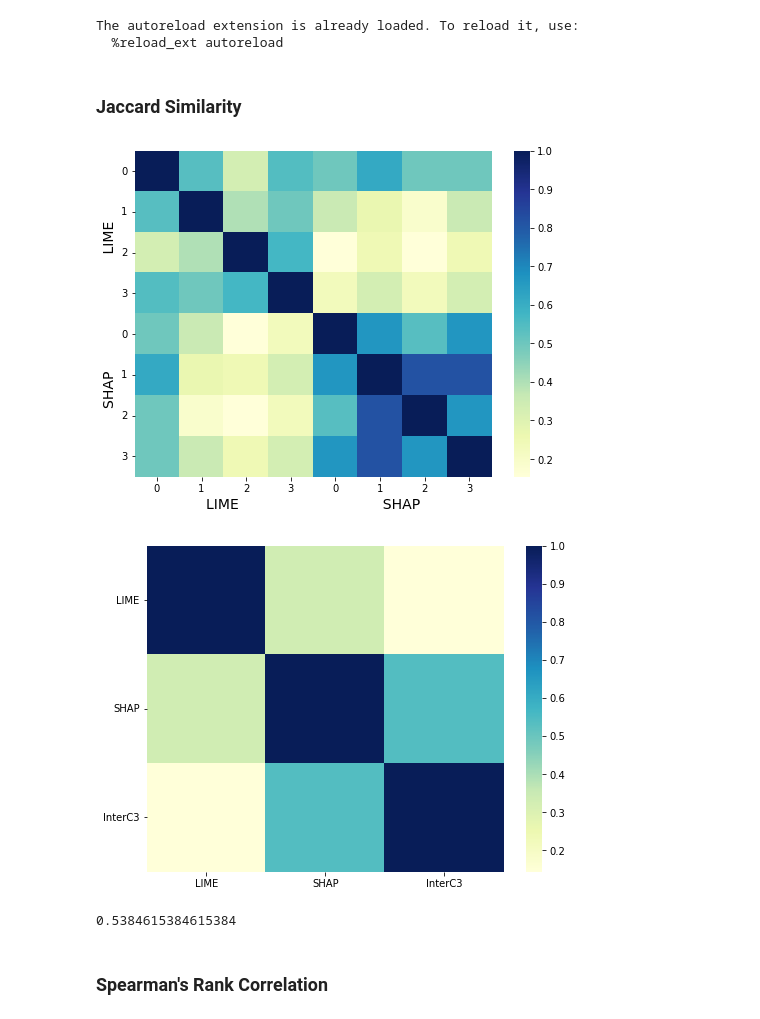
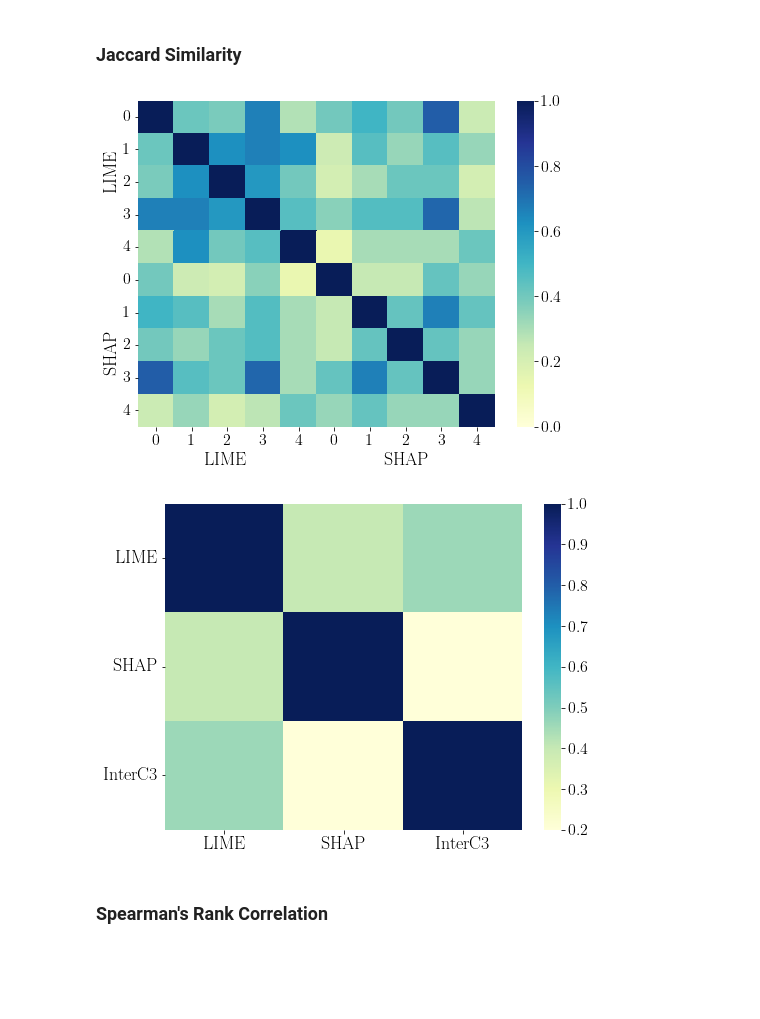
Before and after one commit to epfl-ml4ed/interpretable-clustering, a Jupyter notebook: notebooks/Visualizations.ipynb, the cells around one changed output. Drawn from its saved outputs; the diff is of its cells as text; code cells hidden in the pictures; blank space fills up the shorter version.

Commit message:
Lime and Shap final visualizations

```diff
--- a/notebooks/Visualizations.ipynb
+++ b/notebooks/Visualizations.ipynb
@@ -23,6 +23,11 @@ from itertools import islice
 from scipy import stats
 from sklearn.preprocessing import MinMaxScaler
 
+from matplotlib import rc
+rc('font', **{'family': 'serif', 'serif': ['Computer Modern']})
+rc('text', usetex=True)
+rc('text.latex', preamble=r'\usepackage{amsmath}\usepackage{amssymb}')
+
 from preprocessing import preprocess
 
 %load_ext autoreload
@@ -31,9 +36,8 @@ from preprocessing import preprocess
 results_path = '../results/'
 clustering_method = 'spectral_clustering'
 labels_path = '../labels/'
+course = 'dsp_001'
+norm= 'unit'
-# %% [output]
-The autoreload extension is already loaded. To reload it, use:
-  %reload_ext autoreload
 # %%
 def jaccard(list1, list2):
     intersection = len(list(set(list1).intersection(list2)))
@@ -47,8 +51,8 @@ def take(n, iterable):
 # %% [markdown]
 ### Jaccard Similarity
 # %%
-df_importance_shap = pd.read_csv(results_path+'shap/'+clustering_method+'/features_importance.csv')
-df_importance_lime = pd.read_csv(results_path+'lime/'+clustering_method+'/features_importance.csv')
+df_importance_shap = pd.read_csv(results_path+course+'/shap/'+clustering_method+'/'+norm+'/features_importance.csv')
+df_importance_lime = pd.read_csv(results_path+course+'/lime/'+clustering_method+'/'+norm+'/features_importance.csv')
 # %%
 scaler = MinMaxScaler()
 cols = df_importance_shap.columns
@@ -59,8 +63,8 @@ cols = df_importance_lime.columns
 df_importance_lime = pd.DataFrame(scaler.fit_transform(df_importance_lime.T).T, columns=cols)
 # %%
 zero_data = np.zeros(shape=(len(df_importance_shap)+len(df_importance_shap), len(df_importance_shap)+len(df_importance_shap)))
-cols = ['Lime_'+str(i) for i in range(len(df_importance_lime))]
-cols.extend(['Shap_'+str(i) for i in range(len(df_importance_shap))])
+cols = ['Lime'+str(i) for i in range(len(df_importance_lime))]
+cols.extend(['Shap'+str(i) for i in range(len(df_importance_shap))])
 d = pd.DataFrame(zero_data, columns=cols)
 
 data = []
@@ -76,14 +80,20 @@ for i in range(len(d)):
         d[j][i] = jaccard(data[i], data[k])
 # %%
 fig, ax = plt.subplots(figsize=(8, 6),facecolor='white')
-g = sns.heatmap(d, fmt=".2f",ax=ax, cmap="YlGnBu")
+g = sns.heatmap(d, vmin=0, vmax=1.0, fmt=".2f",ax=ax, cmap="YlGnBu", annot_kws={"size": 16})
 l=list(np.arange(1,6+1))
-g.set(xlabel='LIME                                SHAP', ylabel='SHAP                          LIME')
-g.xaxis.get_label().set_fontsize(14)
-g.yaxis.get_label().set_fontsize(14)
-g.set_xticklabels(['0', '1', '2', '3', '0', '1', '2', '3'],rotation=0)
-g.set_yticklabels(['0', '1', '2', '3', '0', '1', '2', '3'],rotation=0)
+g.set(xlabel='LIME \qquad \qquad \qquad \qquad SHAP', ylabel='SHAP \qquad \qquad \qquad \qquad LIME')
+g.xaxis.get_label().set_fontsize(18)
+g.yaxis.get_label().set_fontsize(18)
+g.set_xticklabels(['0', '1', '2', '3', '4', '0', '1', '2', '3', '4'],rotation=0, fontsize=16)
+g.set_yticklabels(['0', '1', '2', '3', '4', '0', '1', '2', '3', '4'],rotation=0, fontsize=16)
+cbar = ax.collections[0].colorbar
+cbar.ax.tick_params(labelsize=16)
+
+
+plt.savefig("../images/unit/jaccard_shap_lime.jpeg", bbox_inches='tight')
+
 plt.show()
 # %% [output]
-[figure, old version]
+[figure, new version]
 # %%
@@ -105,20 +115,19 @@ for i in range(len(d)):
         d[j][i] = jaccard(data[i], data[k])
 # %%
 fig, ax = plt.subplots(figsize=(8, 6),facecolor='white')
-g = sns.heatmap(d, fmt=".2f",ax=ax, cmap="YlGnBu")
+g = sns.heatmap(d, vmin=0.2, vmax=1.0, fmt=".2f",ax=ax, cmap="YlGnBu")
 l=list(np.arange(1,6+1))
-# g.set(xlabel='LIME                                SHAP', ylabel='SHAP                          LIME')
-g.xaxis.get_label().set_fontsize(14)
-g.yaxis.get_label().set_fontsize(14)
-# g.set_xticklabels(['0', '1', '0', '1'],rotation=0)
-g.set_yticklabels(['LIME', 'SHAP', 'InterC3'],rotation=0)
+g.xaxis.get_label().set_fontsize(16)
+g.yaxis.get_label().set_fontsize(16)
+g.set_xticklabels(['LIME', 'SHAP', 'InterC3'],rotation=0, fontsize=18)
+g.set_yticklabels(['LIME', 'SHAP', 'InterC3'],rotation=0, fontsize=18)
+cbar = ax.collections[0].colorbar
+cbar.ax.tick_params(labelsize=16)
+
+plt.savefig("../images/unit/jaccard_shap_lime_interc3.jpeg", bbox_inches='tight')
 plt.show()
 # %% [output]
-[figure, old version]
+[figure, new version]
-# %%
-jaccard(best10_shap_cluster3, best10_interc3_cluster0)
-# %% [output]
-0.5384615384615384
 # %% [markdown]
 ### Spearman's Rank Correlation
 # %%
```
Also changed, not shown: parts of 31 cells of this notebook.
